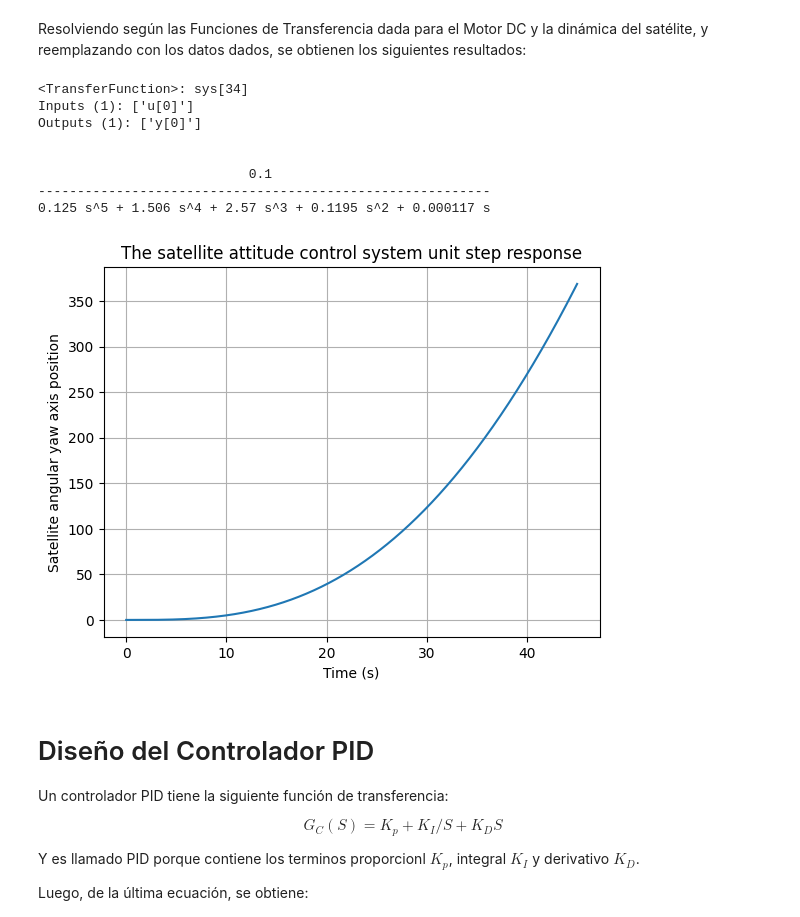
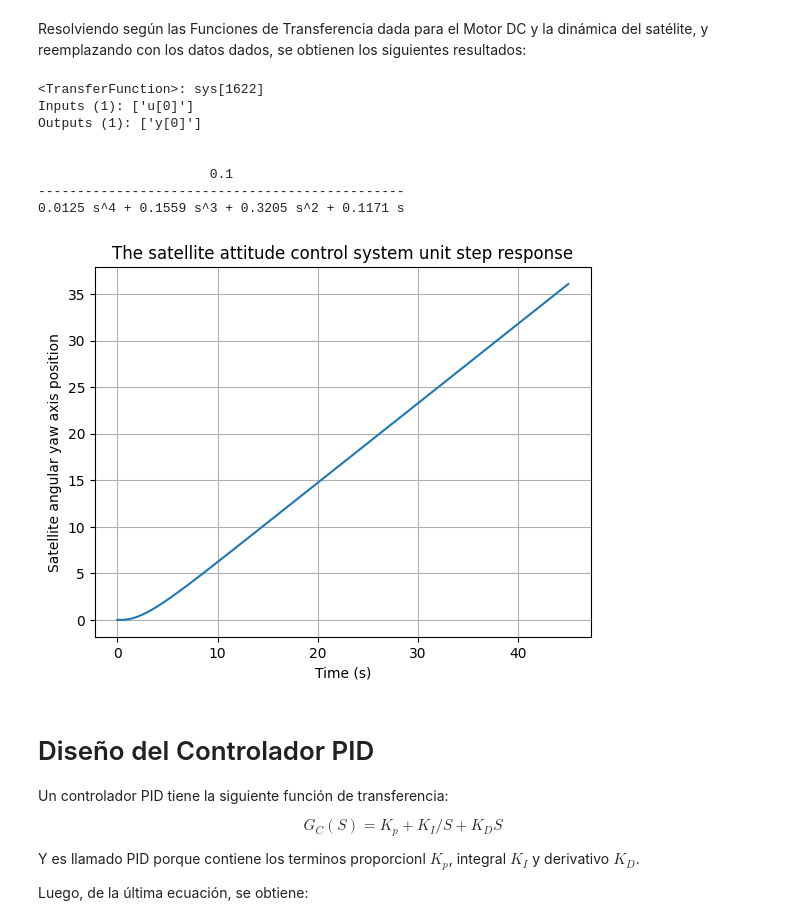
Before and after one commit to FacuBelisario/Tesis-MSE, a Jupyter notebook: SistemasDeControl/SistemaDeControlPID.ipynb, the cells around one changed output. Cells and saved outputs as stored; diff of their text form; code cells hidden in the pictures.

```diff
--- a/SistemasDeControl/SistemaDeControlPID.ipynb
+++ b/SistemasDeControl/SistemaDeControlPID.ipynb
@@ -198,45 +198,45 @@ t = np.arange(0, 45.01, 0.01)  # De 0 a 14 s con paso de 0.01 s
 s = ctrl.tf('s')
 
 num = 0.1
-den = s * (0.01 * s + 0.1) * (1 + 0.5 * s) + 0.01**2  # La s que pre-multiplica no aparece en el desarrollo del paper pero al hacer los cálculos aparece
+den = (0.01 * s + 0.1) * (1 + 0.5 * s) + 0.01**2
 
 num1 = 1
-den1 = s * (25 * s + 1.17)
+den1 = s * (2.5 * s + 1.17)
 
 
 
 # Crear el sistema de control
 sys = num/den
 sys1 = num1/den1
 
 sys_T = sys * sys1
 
 
 
 print(sys_T)
 
 
 
 # Obtener la respuesta al escalón
 t_out, y = ctrl.step_response(sys_T, t)
 
 # Graficar la respuesta al escalón
 plt.plot(t_out, y)
 plt.grid()
 plt.title('The satellite attitude control system unit step response')
 plt.xlabel('Time (s)')
 plt.ylabel('Satellite angular yaw axis position')
 plt.show()
 # %% [output]
-<TransferFunction>: sys[34]
+<TransferFunction>: sys[1622]
 Inputs (1): ['u[0]']
 Outputs (1): ['y[0]']
 
 
-                           0.1
-----------------------------------------------------------
-0.125 s^5 + 1.506 s^4 + 2.57 s^3 + 0.1195 s^2 + 0.000117 s
+                      0.1
+-----------------------------------------------
+0.0125 s^4 + 0.1559 s^3 + 0.3205 s^2 + 0.1171 s
-[figure, old version]
+[figure, new version]
 # %% [markdown]
 # Diseño del Controlador PID
 
```
Also changed, not shown: parts of 5 cells of this notebook.
